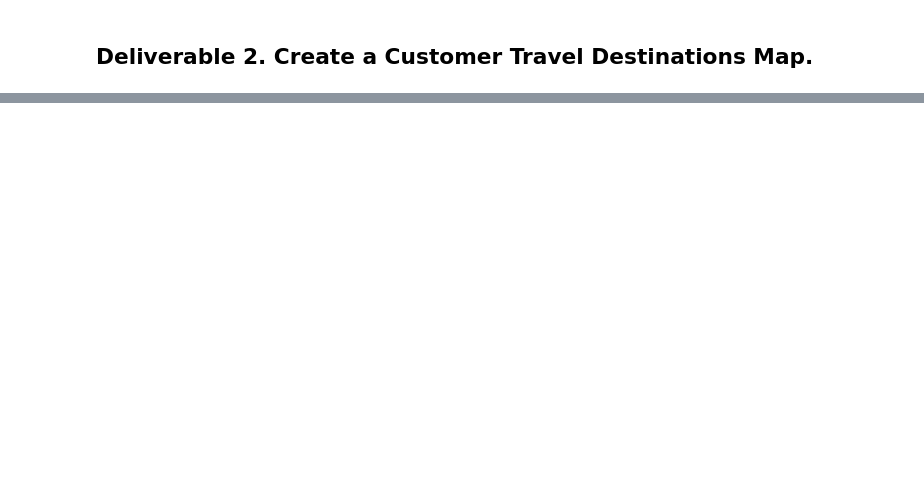
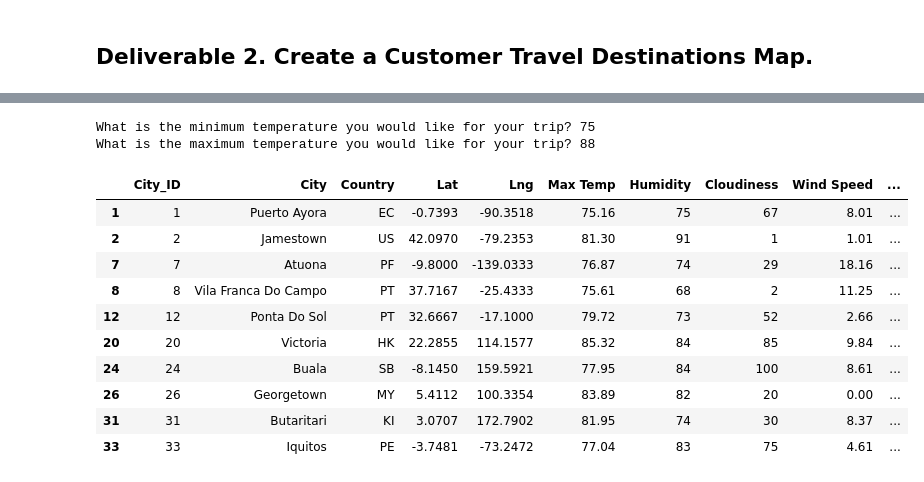
Before and after one commit to volkx075/World_Weather_Analysis, a Jupyter notebook: Vacation_Search.ipynb, the cells around one changed output, grey strips where cells are left out. Cells and saved outputs as stored; diff of their text form; code cells hidden in the pictures; blank space fills up the shorter version.

```diff
--- a/Vacation_Search.ipynb
+++ b/Vacation_Search.ipynb
@@ -20,6 +25,26 @@ FileNotFoundError: [Errno 2] No such file or directory: 'Weather_Database/Weathe
 # %%
 # 2. Prompt the user to enter minimum and maximum temperature criteria
+min_temp = float(input("What is the minimum temperature you would like for your trip? "))
+max_temp = float(input("What is the maximum temperature you would like for your trip? "))
+# %% [output]
+What is the minimum temperature you would like for your trip? 75
+What is the maximum temperature you would like for your trip? 88
 # %%
 # 3. Filter the city_data_df DataFrame using the input statements to create a new DataFrame using the loc method.
+preferred_cities_df = city_data_df.loc[(city_data_df["Max Temp"] <= max_temp) & \
+                                       (city_data_df["Max Temp"] >= min_temp)]
+preferred_cities_df.head(10)
+# %% [output]
+|  | City_ID | City | Country | Lat | Lng | Max Temp | Humidity | Cloudiness | Wind Speed | ... |
+| 1 | 1 | Puerto Ayora | EC | -0.7393 | -90.3518 | 75.16 | 75 | 67 | 8.01 | ... |
+| 2 | 2 | Jamestown | US | 42.0970 | -79.2353 | 81.30 | 91 | 1 | 1.01 | ... |
+| 7 | 7 | Atuona | PF | -9.8000 | -139.0333 | 76.87 | 74 | 29 | 18.16 | ... |
+| 8 | 8 | Vila Franca Do Campo | PT | 37.7167 | -25.4333 | 75.61 | 68 | 2 | 11.25 | ... |
+| 12 | 12 | Ponta Do Sol | PT | 32.6667 | -17.1000 | 79.72 | 73 | 52 | 2.66 | ... |
+| 20 | 20 | Victoria | HK | 22.2855 | 114.1577 | 85.32 | 84 | 85 | 9.84 | ... |
+| 24 | 24 | Buala | SB | -8.1450 | 159.5921 | 77.95 | 84 | 100 | 8.61 | ... |
+| 26 | 26 | Georgetown | MY | 5.4112 | 100.3354 | 83.89 | 82 | 20 | 0.00 | ... |
+| 31 | 31 | Butaritari | KI | 3.0707 | 172.7902 | 81.95 | 74 | 30 | 8.37 | ... |
+| 33 | 33 | Iquitos | PE | -3.7481 | -73.2472 | 77.04 | 83 | 75 | 4.61 | ... |
 # %%
 # 4a. Determine if there are any empty rows.
```
Also changed, not shown: parts of 12 cells of this notebook, 7 other files.
